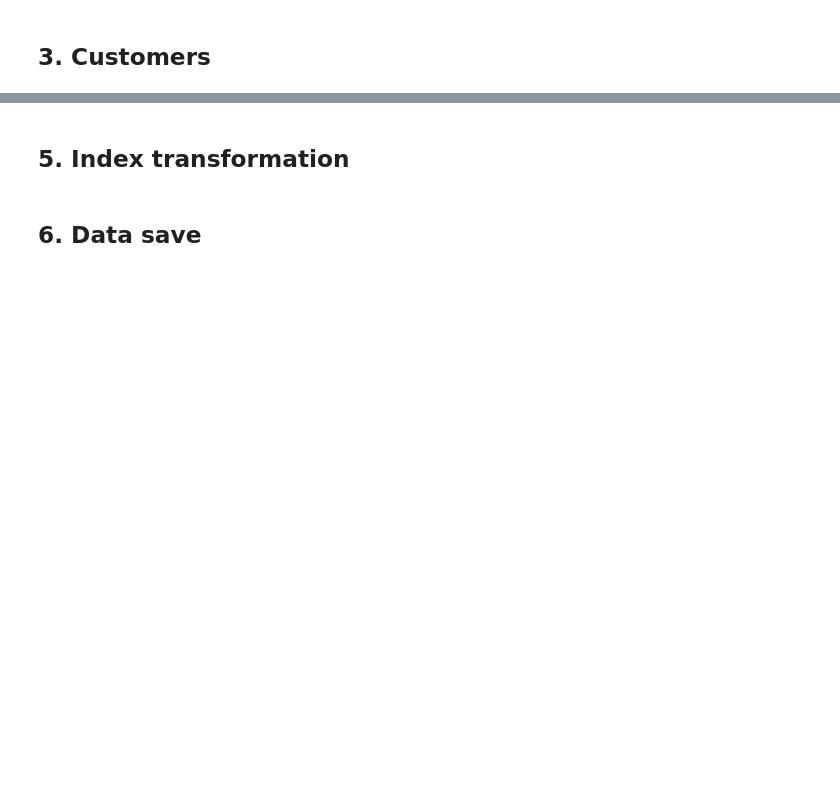
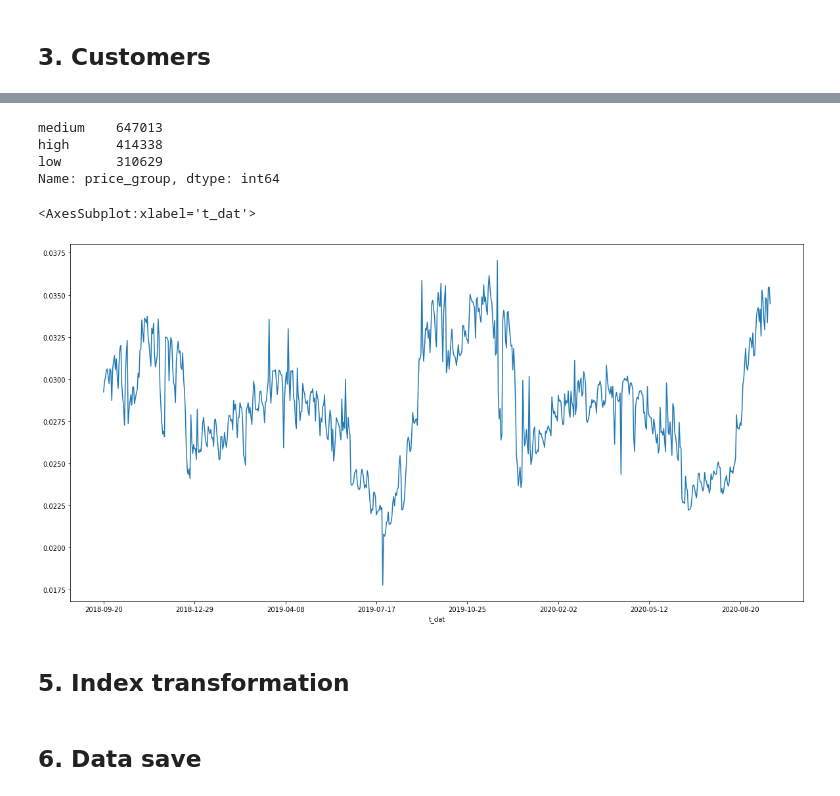
Before and after one commit to RobertVoropaev/HM_Personalized_Fashion_Recomendations, a Jupyter notebook: notebooks/1.DataPreparation.ipynb, the cells around one changed output, grey strips where cells are left out. Drawn from its saved outputs; the diff is of its cells as text; code cells hidden in the pictures; blank space fills up the shorter version.

```diff
--- a/notebooks/1.DataPreparation.ipynb
+++ b/notebooks/1.DataPreparation.ipynb
@@ -233,3 +332,16 @@ articles = articles.fillna(0.0)
+# %%
+customers["price_group"].value_counts()
+# %% [output]
+medium    647013
+high      414338
+low       310629
+Name: price_group, dtype: int64
+# %%
+plt.figure(figsize=(20, 10))
+transactions.groupby("t_dat")["price"].mean().plot()
+# %% [output]
+<AxesSubplot:xlabel='t_dat'>
+[figure, added]
 # %% [markdown]
 ## 5. Index transformation
 # %%
```
Also changed, not shown: parts of 40 cells of this notebook, 5 other files.
